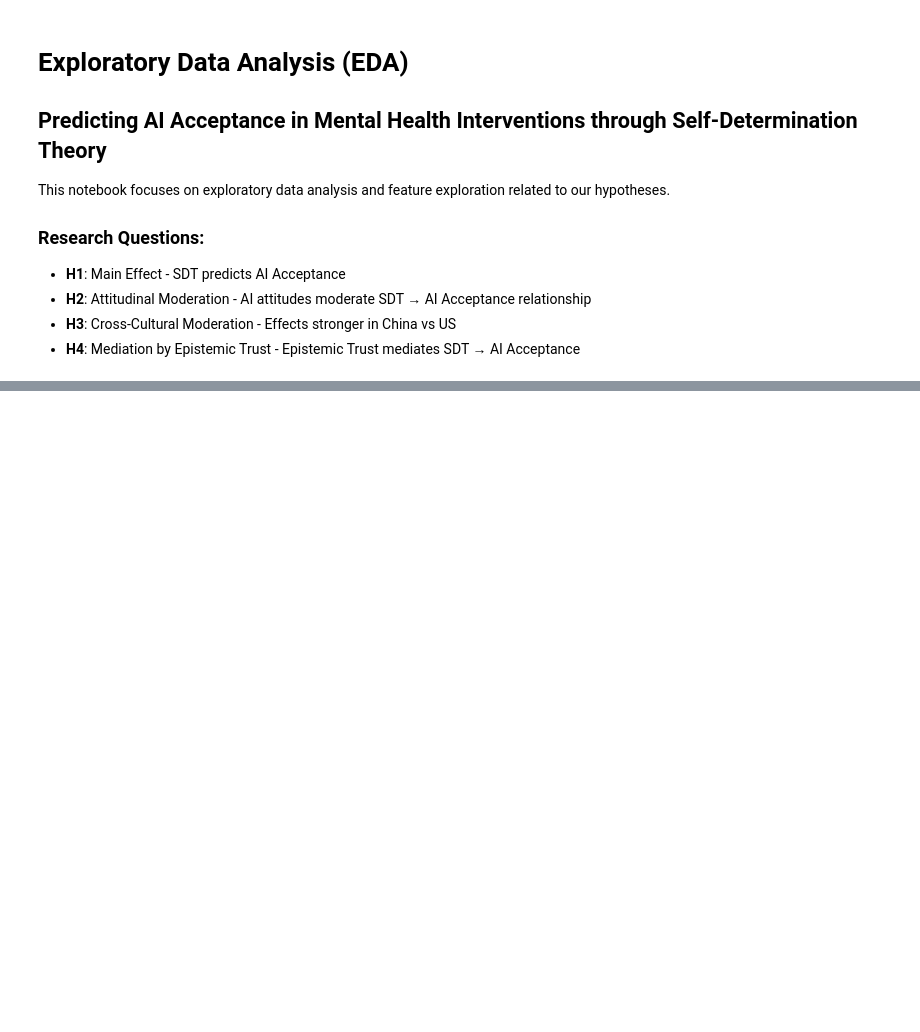
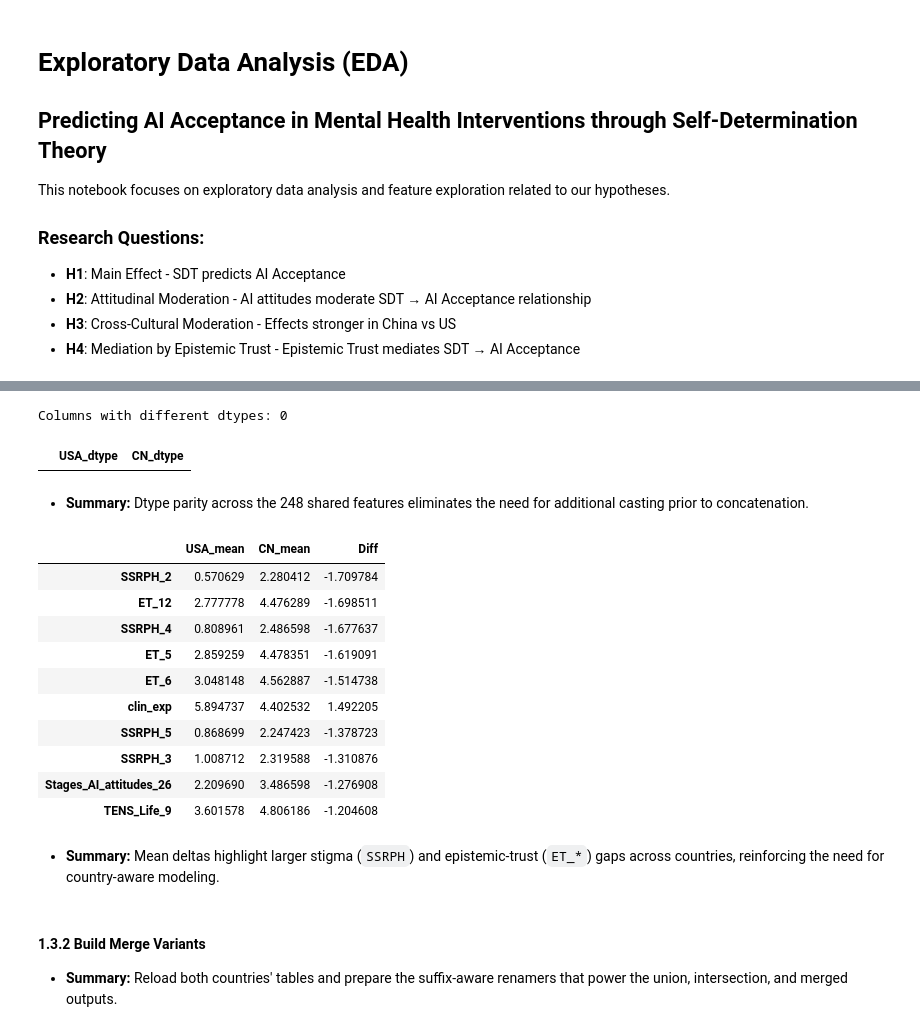
Before and after one commit to ZhaoJackson/AI_Attitude_Psychotherapy, a Jupyter notebook: Exploratory_Data_Analysis.ipynb, the cells around one changed output, grey strips where cells are left out. Saved outputs shown, nothing was run; the diff lists cells and outputs as text; code cells hidden in the pictures; blank space fills up the shorter version.

```diff
--- a/Exploratory_Data_Analysis.ipynb
+++ b/Exploratory_Data_Analysis.ipynb
@@ -373,0 +499,3 @@ print(f"  Variables: {list(combined_data.columns)}")
+# %%
+cn_coalesced = pd.read_csv('data/china/CN_all_coalesced.csv')
+print(f"China Coalesced: {cn_coalesced.shape}")
@@ -373,0 +506,11 @@ print(f"  Variables: {list(combined_data.columns)}")
+# %%
+usa_cols = set(usa_all.columns)
+cn_cols = set(cn_coalesced.columns)
+
+common_cols = sorted(usa_cols & cn_cols)
+usa_only = sorted(usa_cols - cn_cols)
+cn_only = sorted(cn_cols - usa_cols)
+
+print(f"Common columns: {len(common_cols)}")
+print(f"USA-only columns: {len(usa_only)}")
+print(f"China-only columns: {len(cn_only)}")
@@ -373,0 +527,3 @@ print(f"  Variables: {list(combined_data.columns)}")
+# %%
+usa_common = usa_all[common_cols].copy()
+cn_common = cn_coalesced[common_cols].copy()
@@ -373,0 +550,38 @@ print(f"  Variables: {list(combined_data.columns)}")
+# %%
+dtype_comparison = pd.DataFrame({
+    'USA_dtype': usa_common.dtypes,
+    'CN_dtype': cn_common.dtypes
+})
+dtype_mismatch = dtype_comparison[dtype_comparison['USA_dtype'] != dtype_comparison['CN_dtype']]
+print(f"Columns with different dtypes: {dtype_mismatch.shape[0]}")
+dtype_mismatch.head(20)
+# %% [output]
+Columns with different dtypes: 0
+|  | USA_dtype | CN_dtype |
+# %% [markdown]
+- **Summary:** Dtype parity across the 248 shared features eliminates the need for additional casting prior to concatenation.
+# %%
+numeric_cols = usa_common.select_dtypes(include='number').columns
+value_diff = pd.DataFrame({
+    'USA_mean': usa_common[numeric_cols].mean(),
+    'CN_mean': cn_common[numeric_cols].mean(),
+    'Diff': usa_common[numeric_cols].mean() - cn_common[numeric_cols].mean()
+}).sort_values('Diff', key=abs, ascending=False)
+value_diff.head(10)
+# %% [output]
+|  | USA_mean | CN_mean | Diff |
+| SSRPH_2 | 0.570629 | 2.280412 | -1.709784 |
+| ET_12 | 2.777778 | 4.476289 | -1.698511 |
+| SSRPH_4 | 0.808961 | 2.486598 | -1.677637 |
+| ET_5 | 2.859259 | 4.478351 | -1.619091 |
+| ET_6 | 3.048148 | 4.562887 | -1.514738 |
+| clin_exp | 5.894737 | 4.402532 | 1.492205 |
+| SSRPH_5 | 0.868699 | 2.247423 | -1.378723 |
+| SSRPH_3 | 1.008712 | 2.319588 | -1.310876 |
+| Stages_AI_attitudes_26 | 2.209690 | 3.486598 | -1.276908 |
+| TENS_Life_9 | 3.601578 | 4.806186 | -1.204608 |
+# %% [markdown]
+- **Summary:** Mean deltas highlight larger stigma (`SSRPH`) and epistemic-trust (`ET_*`) gaps across countries, reinforcing the need for country-aware modeling.
+# %% [markdown]
+#### 1.3.2 Build Merge Variants
+- **Summary:** Reload both countries' tables and prepare the suffix-aware renamers that power the union, intersection, and merged outputs.
```
Also changed, not shown: parts of 83 cells of this notebook, 2 other files.
